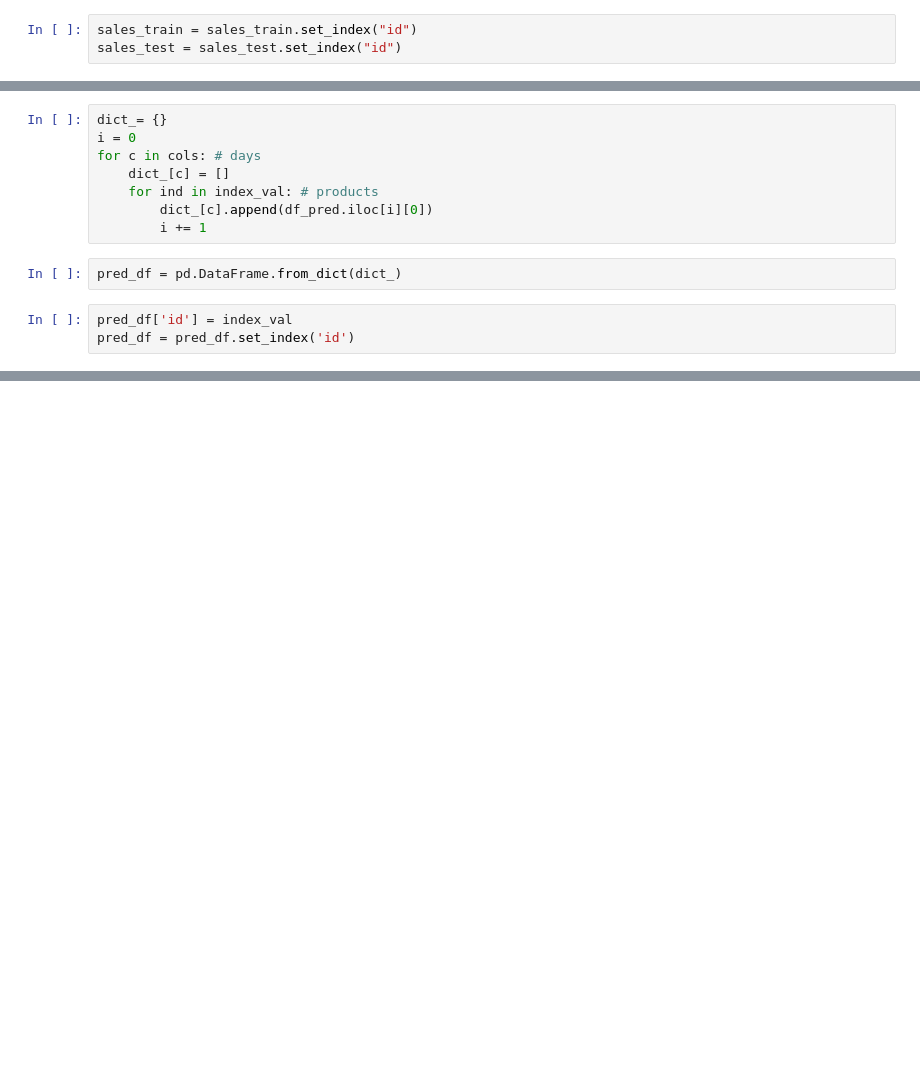
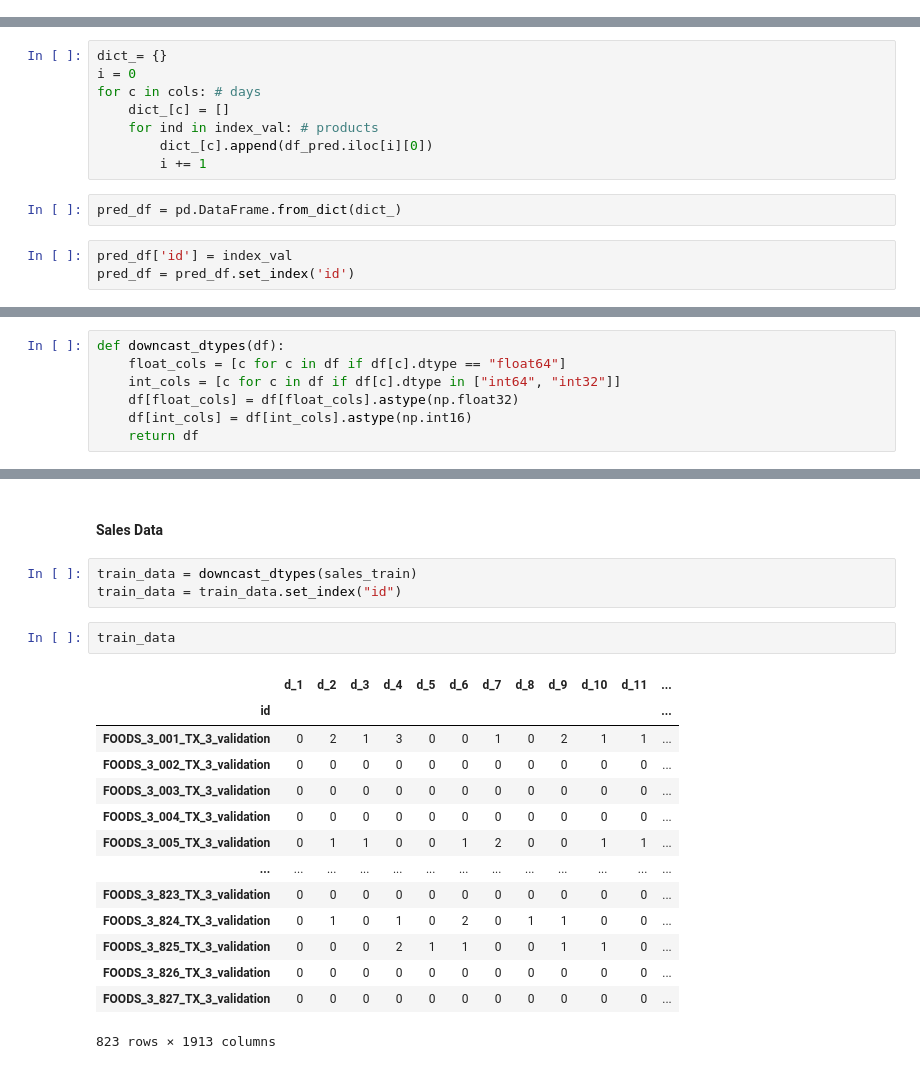
Before and after one commit to paula-sorolla/AFCS-M5, a Jupyter notebook: Training.ipynb, the cells around one changed output, grey strips where cells are left out. Saved outputs shown, nothing was run; the diff lists cells and outputs as text; blank space fills up the shorter version.

```diff
--- a/Training.ipynb
+++ b/Training.ipynb
@@ -28,6 +20,3 @@ sales_test = pd.read_csv(os.path.join(path, "sales_test_validation_afcs2021.csv"
 calendar = pd.read_csv(os.path.join(path, "calendar_afcs2021.csv"))
 prices = pd.read_csv(os.path.join(path, "sell_prices_afcs2021.csv"))
 sample_submission = pd.read_csv(os.path.join(path, "sample_submission_afcs2021.csv"))
-# %%
-sales_train = sales_train.set_index("id")
-sales_test = sales_test.set_index("id")
@@ -319,0 +313,7 @@ pred_df.to_csv('prediction_test.csv')
+# %%
+def downcast_dtypes(df):
+    float_cols = [c for c in df if df[c].dtype == "float64"]
+    int_cols = [c for c in df if df[c].dtype in ["int64", "int32"]]
+    df[float_cols] = df[float_cols].astype(np.float32)
+    df[int_cols] = df[int_cols].astype(np.int16)
+    return df
@@ -319,0 +481,22 @@ pred_df.to_csv('prediction_test.csv')
+# %% [markdown]
+#### Sales Data
+# %%
+train_data = downcast_dtypes(sales_train)
+train_data = train_data.set_index("id")
+# %%
+train_data
+# %% [output]
+|  | d_1 | d_2 | d_3 | d_4 | d_5 | d_6 | d_7 | d_8 | d_9 | d_10 | d_11 | ... |
+| id |  |  |  |  |  |  |  |  |  |  |  | ... |
+| FOODS_3_001_TX_3_validation | 0 | 2 | 1 | 3 | 0 | 0 | 1 | 0 | 2 | 1 | 1 | ... |
+| FOODS_3_002_TX_3_validation | 0 | 0 | 0 | 0 | 0 | 0 | 0 | 0 | 0 | 0 | 0 | ... |
+| FOODS_3_003_TX_3_validation | 0 | 0 | 0 | 0 | 0 | 0 | 0 | 0 | 0 | 0 | 0 | ... |
+| FOODS_3_004_TX_3_validation | 0 | 0 | 0 | 0 | 0 | 0 | 0 | 0 | 0 | 0 | 0 | ... |
+| FOODS_3_005_TX_3_validation | 0 | 1 | 1 | 0 | 0 | 1 | 2 | 0 | 0 | 1 | 1 | ... |
+| ... | ... | ... | ... | ... | ... | ... | ... | ... | ... | ... | ... | ... |
+| FOODS_3_823_TX_3_validation | 0 | 0 | 0 | 0 | 0 | 0 | 0 | 0 | 0 | 0 | 0 | ... |
+| FOODS_3_824_TX_3_validation | 0 | 1 | 0 | 1 | 0 | 2 | 0 | 1 | 1 | 0 | 0 | ... |
+| FOODS_3_825_TX_3_validation | 0 | 0 | 0 | 2 | 1 | 1 | 0 | 0 | 1 | 1 | 0 | ... |
+| FOODS_3_826_TX_3_validation | 0 | 0 | 0 | 0 | 0 | 0 | 0 | 0 | 0 | 0 | 0 | ... |
+| FOODS_3_827_TX_3_validation | 0 | 0 | 0 | 0 | 0 | 0 | 0 | 0 | 0 | 0 | 0 | ... |
+823 rows × 1913 columns
```
Also changed, not shown: parts of 59 cells of this notebook, 1 other file.
